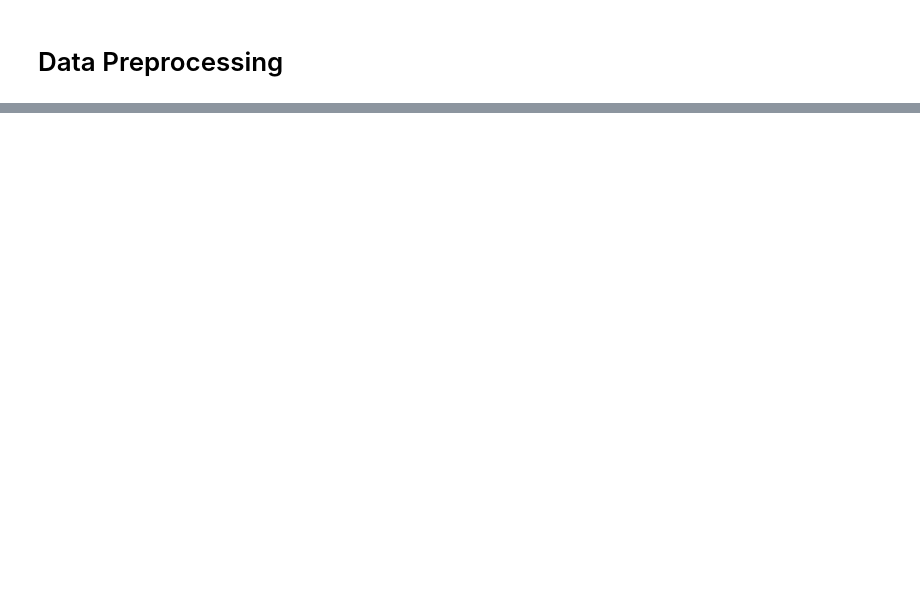
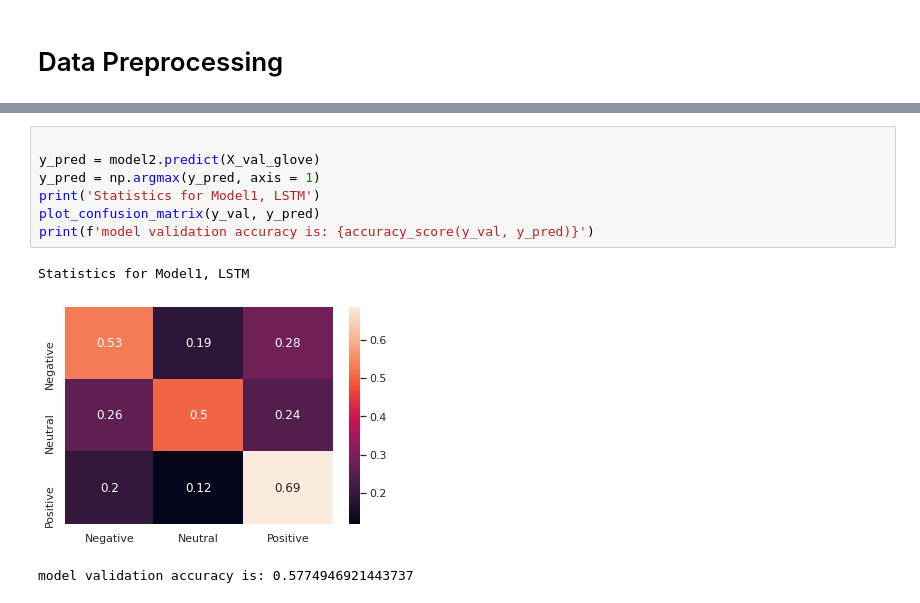
Before and after one commit to Caellwyn/product-flexible-twitter-sentiment-analysis, a Jupyter notebook: notebooks/exploratory/josh_LSTM_models.ipynb, the cells around one changed output, grey strips where cells are left out. Cells and saved outputs as stored; diff of their text form; blank space fills up the shorter version.

```diff
--- a/notebooks/exploratory/josh_LSTM_models.ipynb
+++ b/notebooks/exploratory/josh_LSTM_models.ipynb
@@ -766,0 +268,11 @@ In all, I do not believe an LSTM is the correct way to proceed with this dataset
+# %%
+
+y_pred = model2.predict(X_val_glove)
+y_pred = np.argmax(y_pred, axis = 1)
+print('Statistics for Model1, LSTM')
+plot_confusion_matrix(y_val, y_pred)
+print(f'model validation accuracy is: {accuracy_score(y_val, y_pred)}')
+# %% [output]
+Statistics for Model1, LSTM
+[figure, added]
+model validation accuracy is: 0.5774946921443737
```
Also changed, not shown: parts of 87 cells of this notebook, 4 other files.
